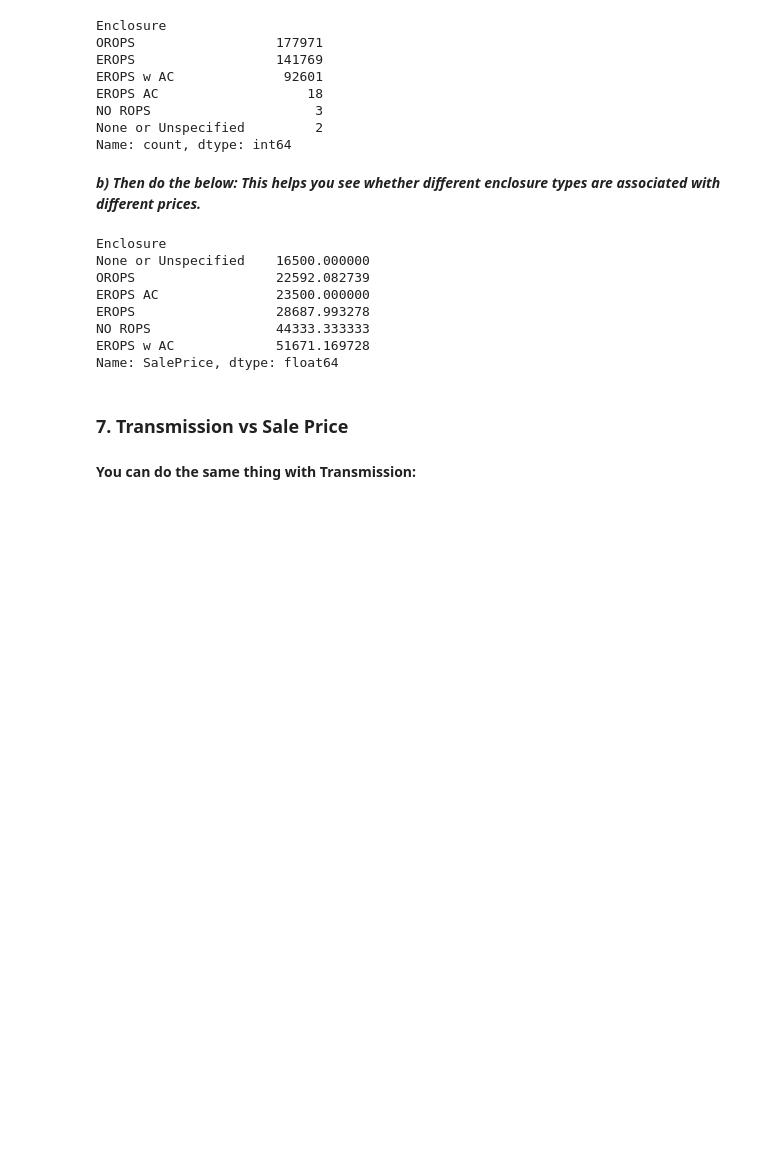
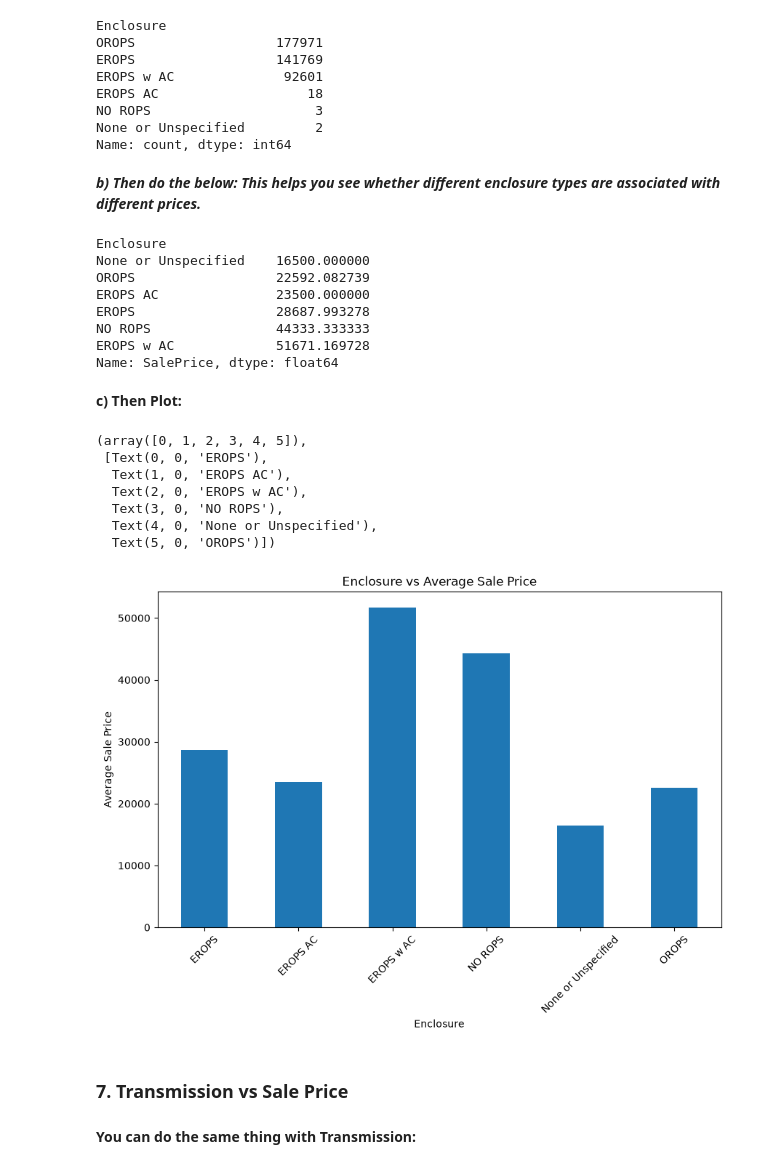
Before and after one commit to Eseigbe111/ml-course-following, a Jupyter notebook: bulldozer-price-prediction-project/Going-through-bulldozer-price-regression.ipynb, the cells around one changed output. Drawn from its saved outputs; the diff is of its cells as text; code cells hidden in the pictures; blank space fills up the shorter version.

```diff
--- a/bulldozer-price-prediction-project/Going-through-bulldozer-price-regression.ipynb
+++ b/bulldozer-price-prediction-project/Going-through-bulldozer-price-regression.ipynb
@@ -330,6 +346,27 @@ EROPS                  28687.993278
 NO ROPS                44333.333333
 EROPS w AC             51671.169728
 Name: SalePrice, dtype: float64
+# %% [markdown]
+**c) Then Plot:**
+# %%
+df.groupby("Enclosure")["SalePrice"].mean().plot(
+    kind="bar",
+    figsize=(10, 6)
+)
+
+plt.xlabel("Enclosure")
+plt.ylabel("Average Sale Price")
+plt.title("Enclosure vs Average Sale Price")
+plt.xticks(rotation=45)
+# %% [output]
+(array([0, 1, 2, 3, 4, 5]),
+ [Text(0, 0, 'EROPS'),
+  Text(1, 0, 'EROPS AC'),
+  Text(2, 0, 'EROPS w AC'),
+  Text(3, 0, 'NO ROPS'),
+  Text(4, 0, 'None or Unspecified'),
+  Text(5, 0, 'OROPS')])
+[figure, added]
 # %% [markdown]
 ### **7. Transmission vs Sale Price**
 # %% [markdown]
```
Also changed, not shown: parts of 17 cells of this notebook.
